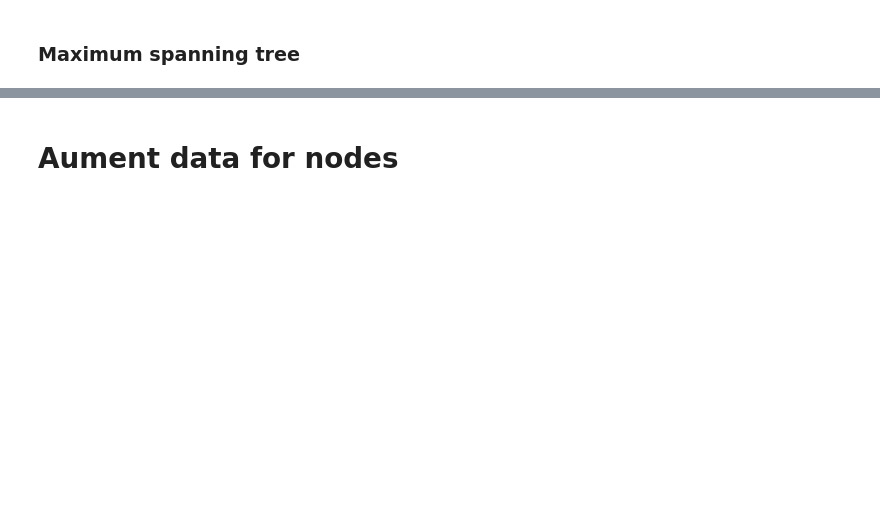
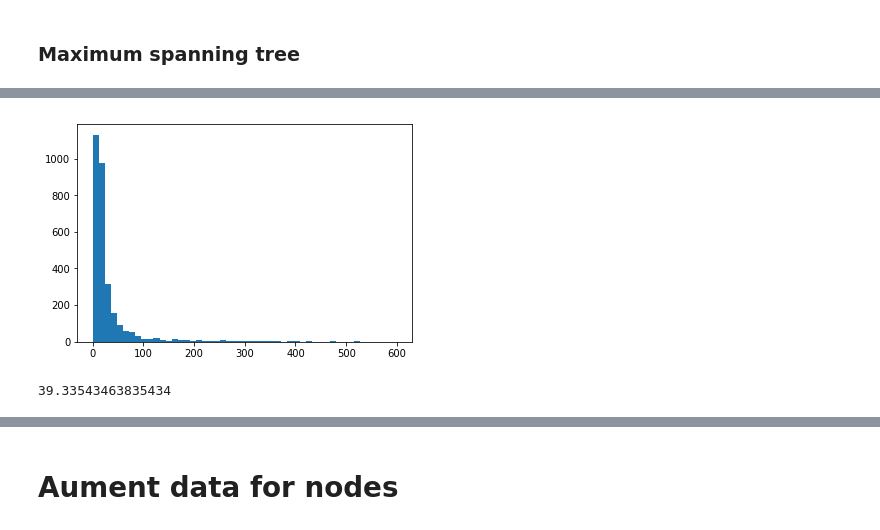
Before and after one commit to alan-turing-institute/KnowledgeFlows, a Jupyter notebook: python/labour_flows_matrix/notebook/UK_network_processing_for_Gephi.ipynb, the cells around one changed output, grey strips where cells are left out. Drawn from its saved outputs; the diff is of its cells as text; code cells hidden in the pictures; blank space fills up the shorter version.

```diff
--- a/python/labour_flows_matrix/notebook/UK_network_processing_for_Gephi.ipynb
+++ b/python/labour_flows_matrix/notebook/UK_network_processing_for_Gephi.ipynb
@@ -159,3 +149,11 @@ simetric network: True
+# %%
+plt.hist(matrix_2009_2018_flows_with_mst[matrix_2009_2018_flows_with_mst['weight']!=1]['Counts'],bins=50,range=[0,600])
+plt.show()
+
+print (matrix_2009_2018_flows_with_mst[matrix_2009_2018_flows_with_mst['weight']!=1]['Counts'].mean())
+# %% [output]
+[figure, added]
+39.33543463835434
 # %%
 # transform the data into the style needed for Gephi
 output_gephi = prepare_dataframe_for_gephi(matrix_2009_2018_flows_with_mst,True)
```
Also changed, not shown: parts of 6 cells of this notebook.
